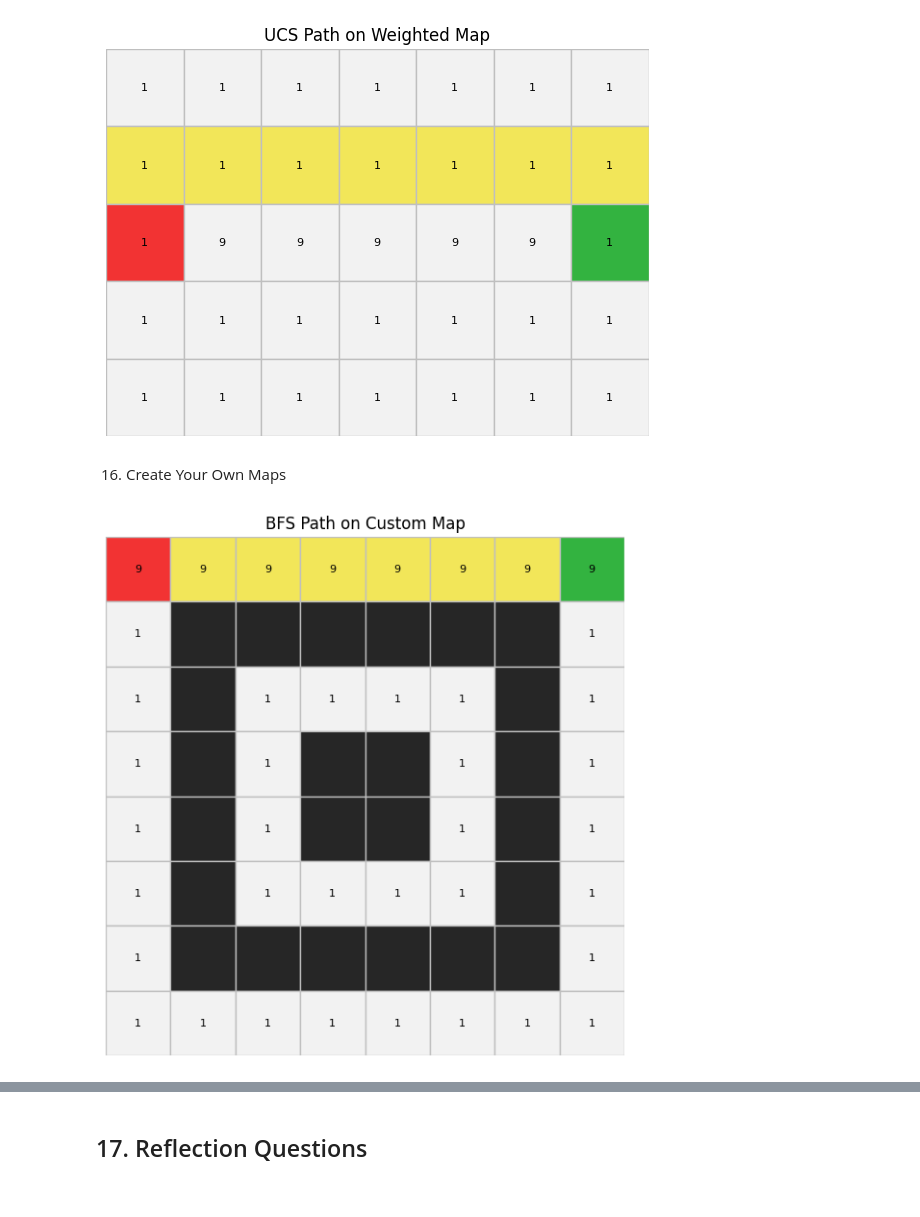
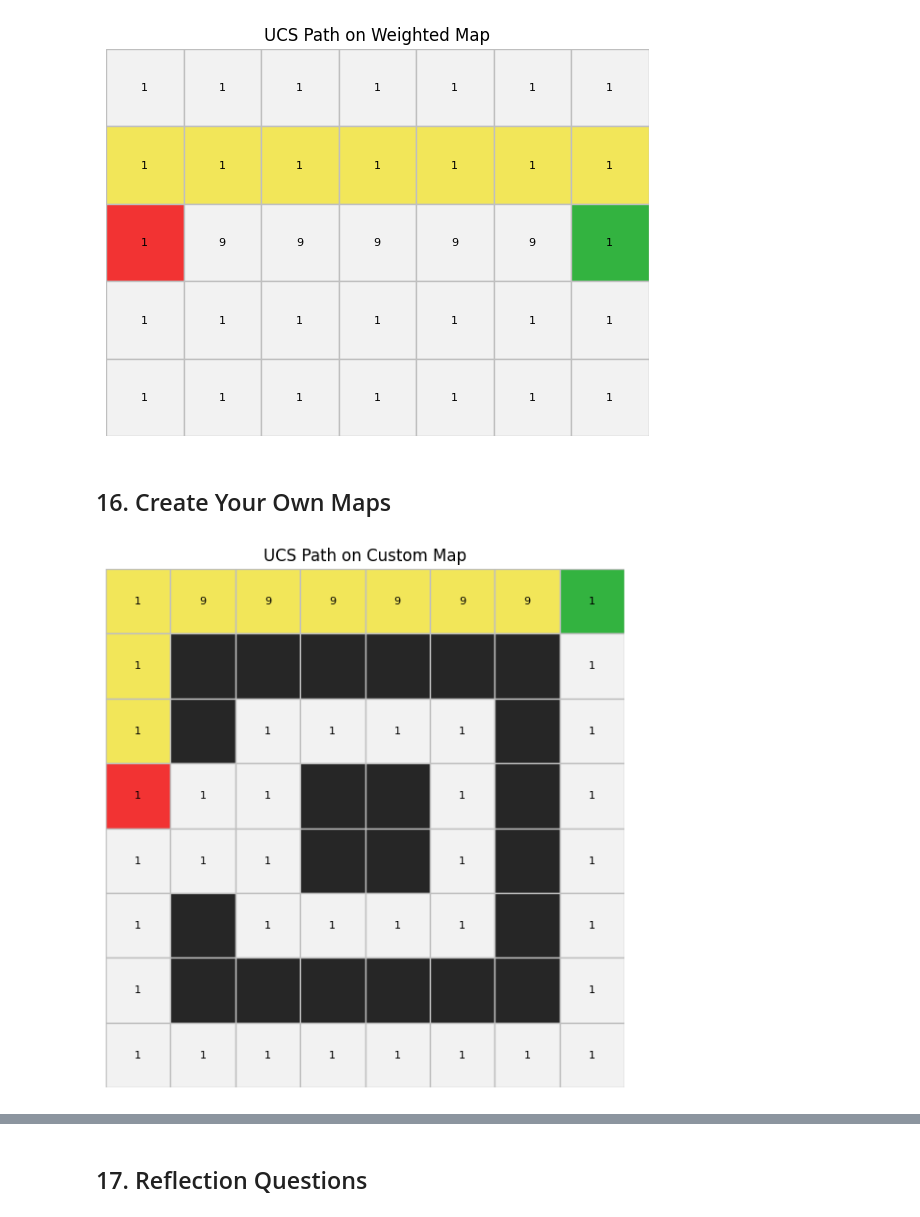
Before and after one commit to jupiterbouncer/lab1-search, a Jupyter notebook: Oluwademilade_Subair_Lab1A.ipynb, the cells around one changed output, grey strips where cells are left out. Drawn from its saved outputs; the diff is of its cells as text; code cells hidden in the pictures.

```diff
--- a/Oluwademilade_Subair_Lab1A.ipynb
+++ b/Oluwademilade_Subair_Lab1A.ipynb
@@ -885,7 +885,7 @@ plot_path(
 [figure]
 [figure]
 # %% [markdown]
-16. Create Your Own Maps
+## 16. Create Your Own Maps
 # %%
 # Create your first custom map here.
 
@@ -893,49 +893,49 @@ custom_grid_1 = [
     [0, 0, 0, 0, 0, 0, 0, 0],
     [0, 1, 1, 1, 1, 1, 1, 0],
     [0, 1, 0, 0, 0, 0, 1, 0],
-    [0, 1, 0, 1, 1, 0, 1, 0],
-    [0, 1, 0, 1, 1, 0, 1, 0],
+    [0, 0, 0, 1, 1, 0, 1, 0],
+    [0, 0, 0, 1, 1, 0, 1, 0],
     [0, 1, 0, 0, 0, 0, 1, 0],
     [0, 1, 1, 1, 1, 1, 1, 0],
     [0, 0, 0, 0, 0, 0, 0, 0],
 ]
 
 custom_weighted_costs_1 = [
-    [9, 9, 9, 9, 9, 9, 9, 9],  # top row — direct but expensive
+    [1, 9, 9, 9, 9, 9, 9, 1],  # top row — direct but expensive
     [1, 9, 9, 9, 9, 9, 9, 1],
     [1, 9, 1, 1, 1, 1, 9, 1],
-    [1, 9, 1, 9, 9, 1, 9, 1],
-    [1, 9, 1, 9, 9, 1, 9, 1],
+    [1, 1, 1, 9, 9, 1, 9, 1],
+    [1, 1, 1, 9, 9, 1, 9, 1],
     [1, 9, 1, 1, 1, 1, 9, 1],
     [1, 9, 9, 9, 9, 9, 9, 1],
     [1, 1, 1, 1, 1, 1, 1, 1],  # bottom row — longer but cheap
 ]
 
-custom_start_1 = (0, 0)
+custom_start_1 = (3, 0)
 custom_goal_1 = (0, 7)
 
 custom_problem_1 = GridProblem(custom_grid_1, custom_start_1, custom_goal_1)
 custom_results_1 = [
     bfs.search(custom_problem_1),
     dfs.search(custom_problem_1),
     dls.search(custom_problem_1, limit=20),
     ids.search(custom_problem_1, max_depth=40),
     ucs.search(custom_problem_1),
 ]
 show_results(custom_results_1)
 
-bfs_custom_results_1 = custom_results_1[4]
+ucs_custom_results_1 = custom_results_1[4]
 
 plot_path(
     custom_grid_1,
     custom_start_1,
     custom_goal_1,
-    path=bfs_custom_results_1.path(),
+    path=ucs_custom_results_1.path(),
     terrain_costs=custom_weighted_costs_1,
-    title="BFS Path on Custom Map",
+    title="UCS Path on Custom Map",
 )
 # %% [output]
-[figure, old version]
+[figure, new version]
 # %%
 # Create your second custom map here.
 
```
Also changed, not shown: parts of 19 cells of this notebook.
